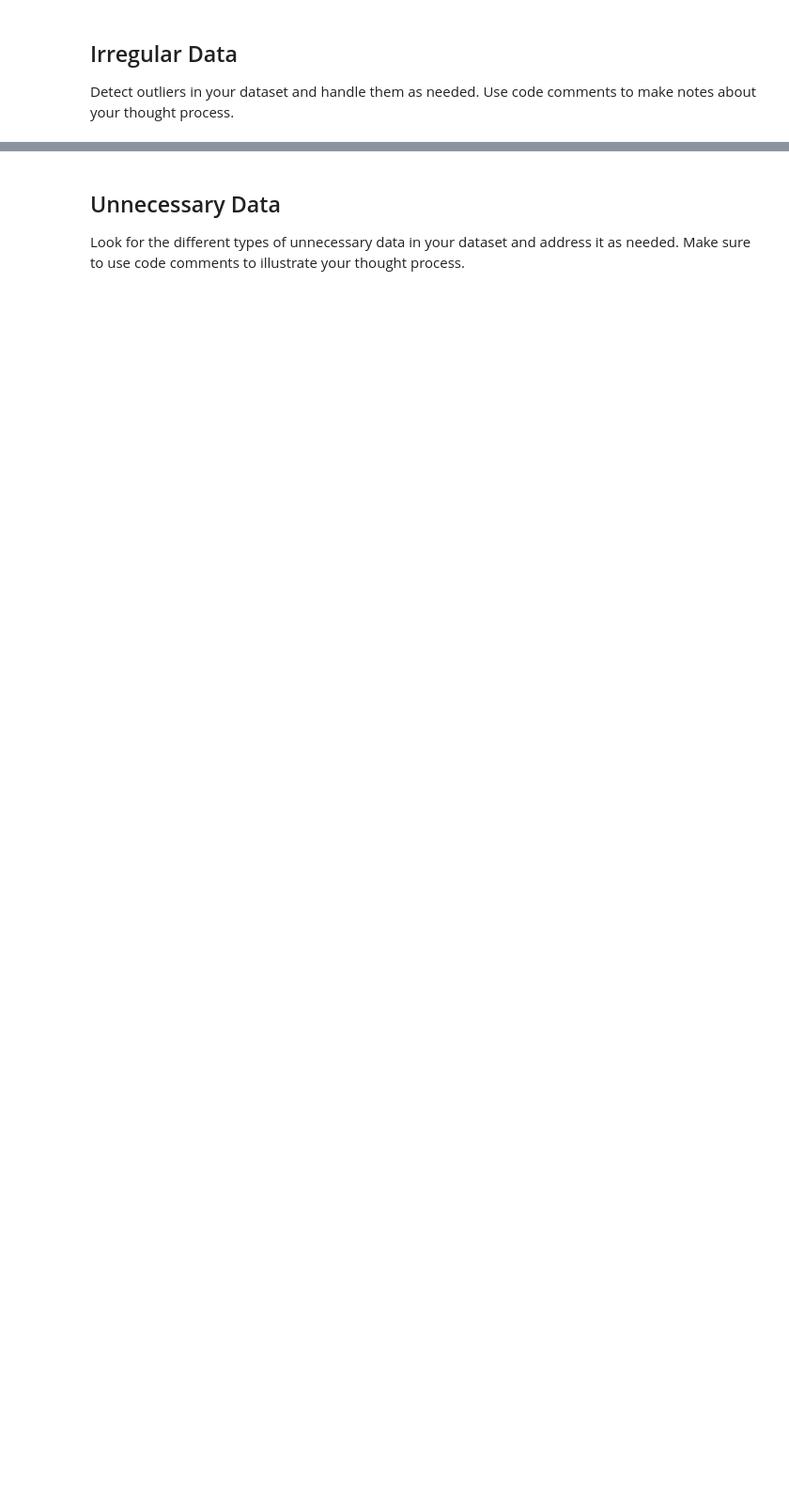
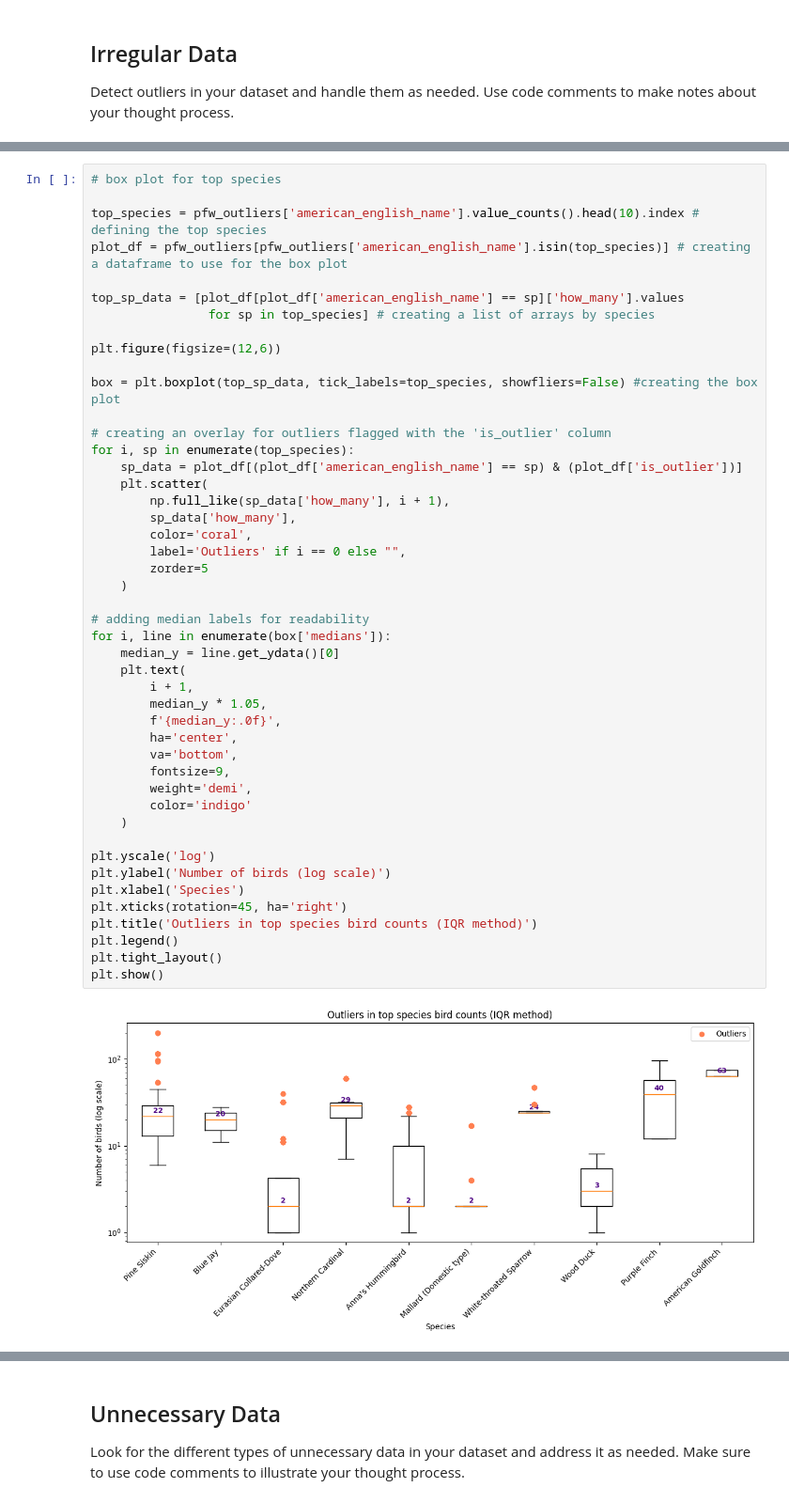
Before and after one commit to EJoyce-DA/cleaning-data-checkpoint, a Jupyter notebook: checkpoint-three.ipynb, the cells around one changed output, grey strips where cells are left out. Shown at 94% size. Drawn from its saved outputs; the diff is of its cells as text; blank space fills up the shorter version.

```diff
--- a/checkpoint-three.ipynb
+++ b/checkpoint-three.ipynb
@@ -288,0 +213,48 @@ pfw_feeders_fruit
+# %%
+# box plot for top species
+
+top_species = pfw_outliers['american_english_name'].value_counts().head(10).index # defining the top species
+plot_df = pfw_outliers[pfw_outliers['american_english_name'].isin(top_species)] # creating a dataframe to use for the box plot
+
+top_sp_data = [plot_df[plot_df['american_english_name'] == sp]['how_many'].values
+                for sp in top_species] # creating a list of arrays by species
+
+plt.figure(figsize=(12,6))
+
+box = plt.boxplot(top_sp_data, tick_labels=top_species, showfliers=False) #creating the box plot
+
+# creating an overlay for outliers flagged with the 'is_outlier' column
+for i, sp in enumerate(top_species):
+    sp_data = plot_df[(plot_df['american_english_name'] == sp) & (plot_df['is_outlier'])]
+    plt.scatter(
+        np.full_like(sp_data['how_many'], i + 1),
+        sp_data['how_many'],
+        color='coral',
+        label='Outliers' if i == 0 else "",
+        zorder=5
+    )
+
+# adding median labels for readability
+for i, line in enumerate(box['medians']):
+    median_y = line.get_ydata()[0]
+    plt.text(
+        i + 1,
+        median_y * 1.05,
+        f'{median_y:.0f}',
+        ha='center',
+        va='bottom',
+        fontsize=9,
+        weight='demi',
+        color='indigo'
+    )
+
+plt.yscale('log')
+plt.ylabel('Number of birds (log scale)')
+plt.xlabel('Species')
+plt.xticks(rotation=45, ha='right')
+plt.title('Outliers in top species bird counts (IQR method)')
+plt.legend()
+plt.tight_layout()
+plt.show()
+# %% [output]
+[figure, added]
```
Also changed, not shown: parts of 48 cells of this notebook.
